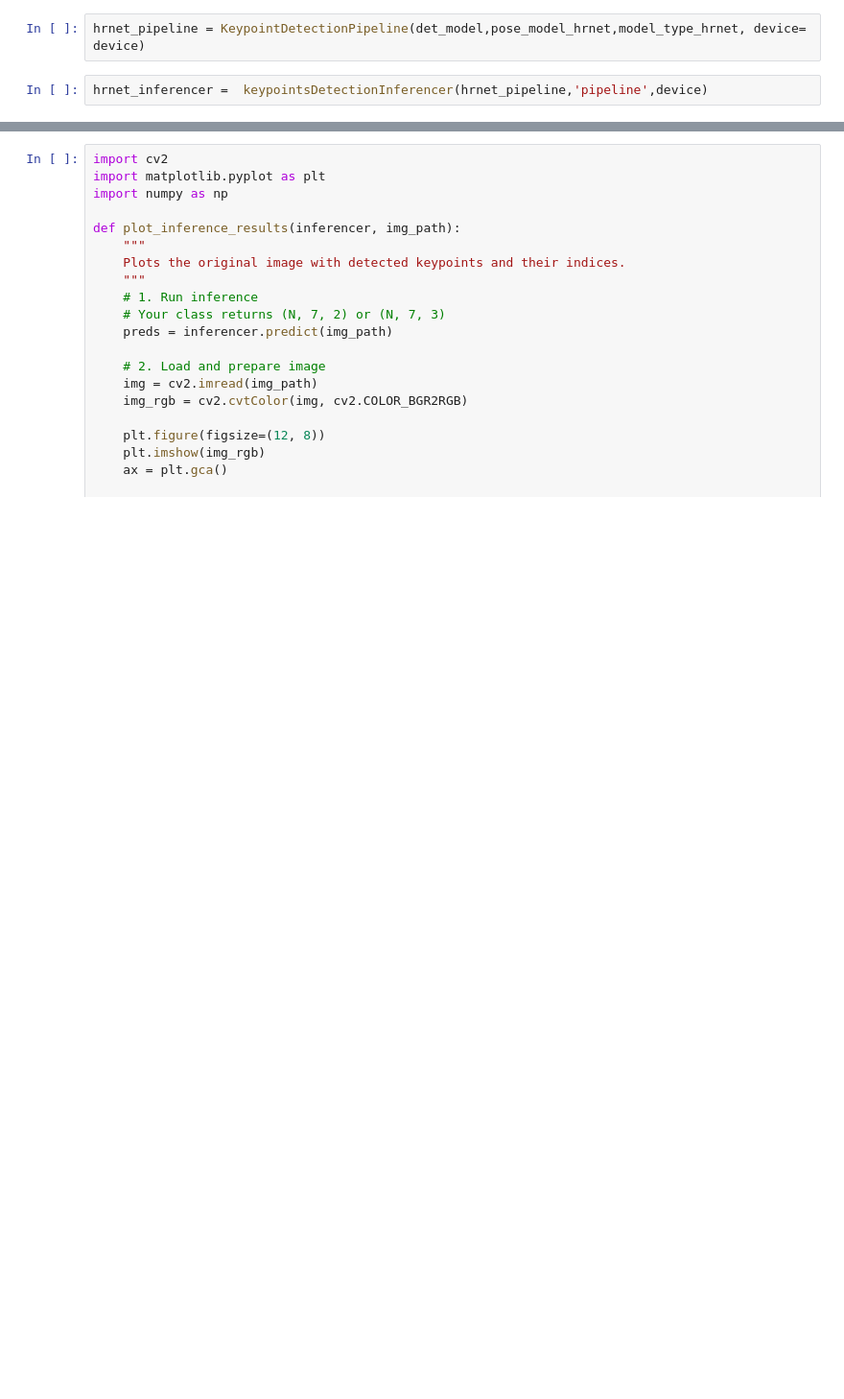
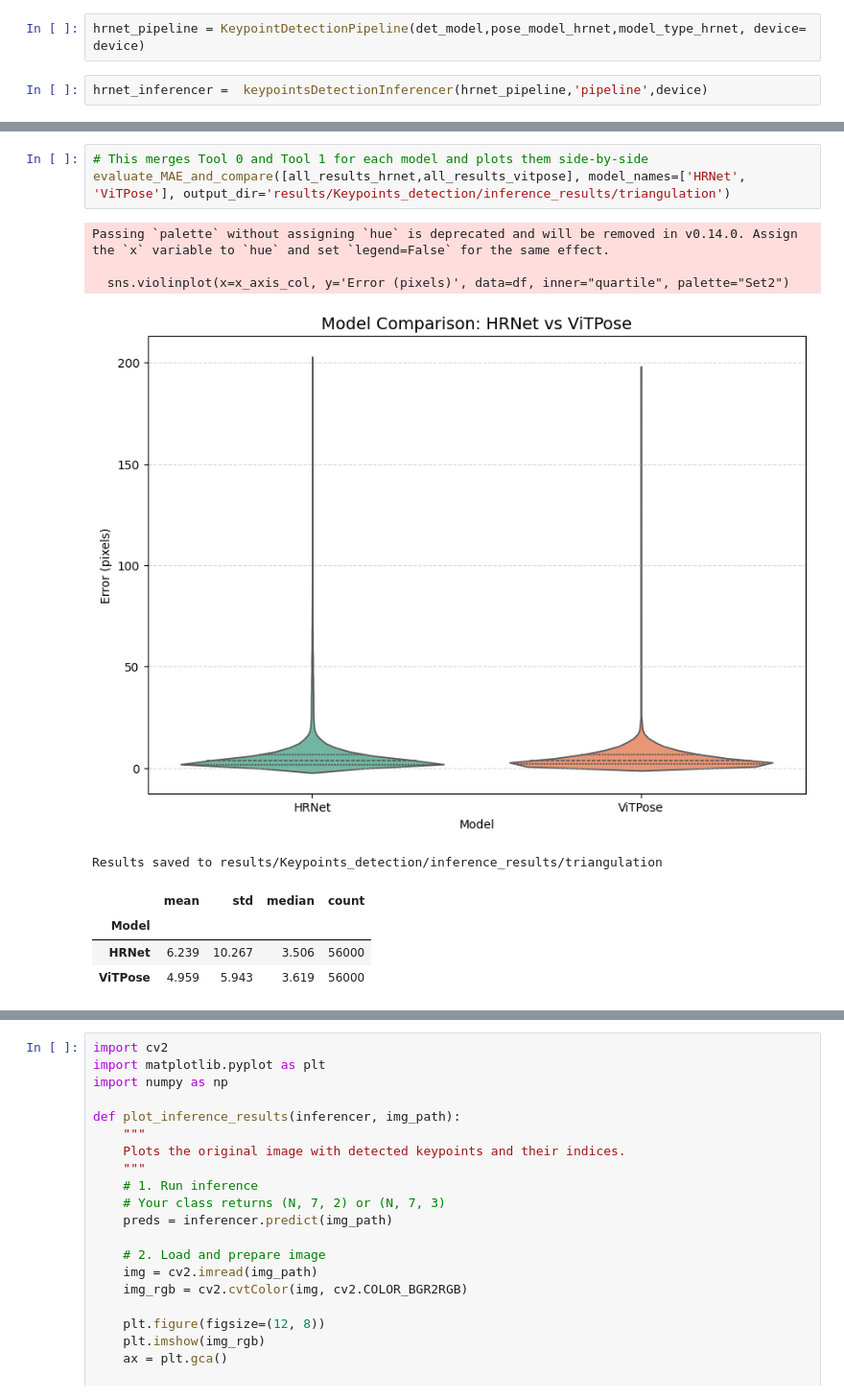
Before and after one commit to ONS-BOUSBIH/robotic-surgical-vision-thesis, a Jupyter notebook: notebooks/triangulation/keypoints_detection_triangulation_assessment.ipynb, the cells around one changed output, grey strips where cells are left out. Shown at 96% size. Drawn from its saved outputs; the diff is of its cells as text; blank space fills up the shorter version.

```diff
--- a/notebooks/triangulation/keypoints_detection_triangulation_assessment.ipynb
+++ b/notebooks/triangulation/keypoints_detection_triangulation_assessment.ipynb
@@ -151,0 +200,13 @@ np.nanmean(all_results['reproj_err_l'])
+# %%
+# This merges Tool 0 and Tool 1 for each model and plots them side-by-side
+evaluate_MAE_and_compare([all_results_hrnet,all_results_vitpose], model_names=['HRNet', 'ViTPose'], output_dir='results/Keypoints_detection/inference_results/triangulation')
+# %% [output]
+Passing `palette` without assigning `hue` is deprecated and will be removed in v0.14.0. Assign the `x` variable to `hue` and set `legend=False` for the same effect.
+
+  sns.violinplot(x=x_axis_col, y='Error (pixels)', data=df, inner="quartile", palette="Set2")
+[figure, added]
+Results saved to results/Keypoints_detection/inference_results/triangulation
+|  | mean | std | median | count |
+| Model |  |  |  |  |
+| HRNet | 6.239 | 10.267 | 3.506 | 56000 |
+| ViTPose | 4.959 | 5.943 | 3.619 | 56000 |
```
Also changed, not shown: parts of 18 cells of this notebook, 3 other files.
